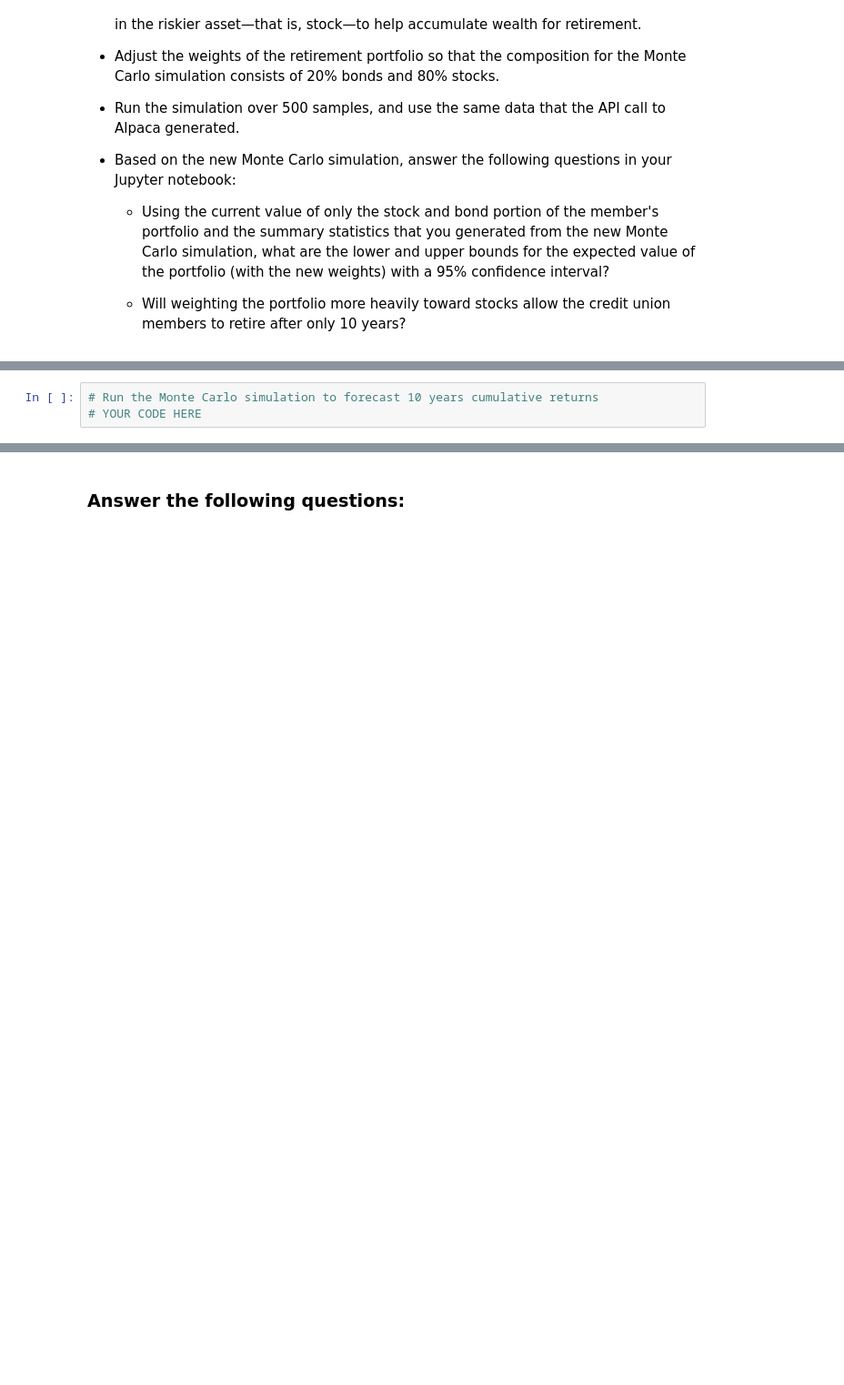
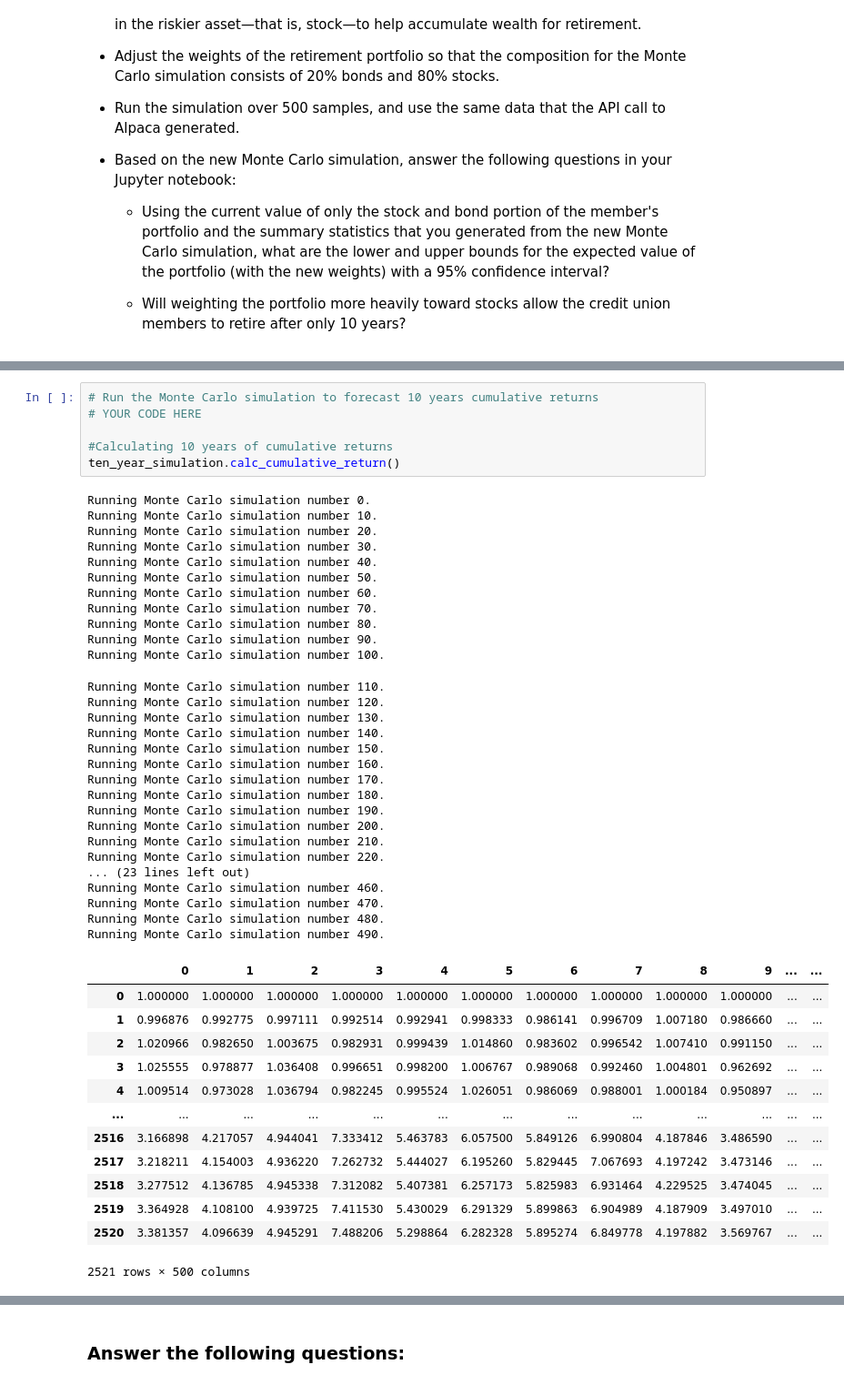
Before and after one commit to ndanialy/Credit_Union_App, a Jupyter notebook: financial_planning_tools.ipynb, the cells around one changed output, grey strips where cells are left out. Shown: that part at 91% size. Saved outputs shown, nothing was run; the diff lists cells and outputs as text; blank space fills up the shorter version.

```diff
--- a/financial_planning_tools.ipynb
+++ b/financial_planning_tools.ipynb
@@ -760,6 +787,51 @@ For this new Monte Carlo simulation, do the following:
 # %%
 # Run the Monte Carlo simulation to forecast 10 years cumulative returns
 # YOUR CODE HERE
+
+#Calculating 10 years of cumulative returns
+ten_year_simulation.calc_cumulative_return()
+# %% [output]
+Running Monte Carlo simulation number 0.
+Running Monte Carlo simulation number 10.
+Running Monte Carlo simulation number 20.
+Running Monte Carlo simulation number 30.
+Running Monte Carlo simulation number 40.
+Running Monte Carlo simulation number 50.
+Running Monte Carlo simulation number 60.
+Running Monte Carlo simulation number 70.
+Running Monte Carlo simulation number 80.
+Running Monte Carlo simulation number 90.
+Running Monte Carlo simulation number 100.
+Running Monte Carlo simulation number 110.
+Running Monte Carlo simulation number 120.
+Running Monte Carlo simulation number 130.
+Running Monte Carlo simulation number 140.
+Running Monte Carlo simulation number 150.
+Running Monte Carlo simulation number 160.
+Running Monte Carlo simulation number 170.
+Running Monte Carlo simulation number 180.
+Running Monte Carlo simulation number 190.
+Running Monte Carlo simulation number 200.
+Running Monte Carlo simulation number 210.
+Running Monte Carlo simulation number 220.
+... (23 lines left out)
+Running Monte Carlo simulation number 460.
+Running Monte Carlo simulation number 470.
+Running Monte Carlo simulation number 480.
+Running Monte Carlo simulation number 490.
+|  | 0 | 1 | 2 | 3 | 4 | 5 | 6 | 7 | 8 | 9 | ... | ... |
+| 0 | 1.000000 | 1.000000 | 1.000000 | 1.000000 | 1.000000 | 1.000000 | 1.000000 | 1.000000 | 1.000000 | 1.000000 | ... | ... |
+| 1 | 0.996876 | 0.992775 | 0.997111 | 0.992514 | 0.992941 | 0.998333 | 0.986141 | 0.996709 | 1.007180 | 0.986660 | ... | ... |
+| 2 | 1.020966 | 0.982650 | 1.003675 | 0.982931 | 0.999439 | 1.014860 | 0.983602 | 0.996542 | 1.007410 | 0.991150 | ... | ... |
+| 3 | 1.025555 | 0.978877 | 1.036408 | 0.996651 | 0.998200 | 1.006767 | 0.989068 | 0.992460 | 1.004801 | 0.962692 | ... | ... |
+| 4 | 1.009514 | 0.973028 | 1.036794 | 0.982245 | 0.995524 | 1.026051 | 0.986069 | 0.988001 | 1.000184 | 0.950897 | ... | ... |
+| ... | ... | ... | ... | ... | ... | ... | ... | ... | ... | ... | ... | ... |
+| 2516 | 3.166898 | 4.217057 | 4.944041 | 7.333412 | 5.463783 | 6.057500 | 5.849126 | 6.990804 | 4.187846 | 3.486590 | ... | ... |
+| 2517 | 3.218211 | 4.154003 | 4.936220 | 7.262732 | 5.444027 | 6.195260 | 5.829445 | 7.067693 | 4.197242 | 3.473146 | ... | ... |
+| 2518 | 3.277512 | 4.136785 | 4.945338 | 7.312082 | 5.407381 | 6.257173 | 5.825983 | 6.931464 | 4.229525 | 3.474045 | ... | ... |
+| 2519 | 3.364928 | 4.108100 | 4.939725 | 7.411530 | 5.430029 | 6.291329 | 5.899863 | 6.904989 | 4.187909 | 3.497010 | ... | ... |
+| 2520 | 3.381357 | 4.096639 | 4.945291 | 7.488206 | 5.298864 | 6.282328 | 5.895274 | 6.849778 | 4.197882 | 3.569767 | ... | ... |
+2521 rows × 500 columns
 # %%
 # Visualize the 10-year Monte Carlo simulation by creating an
 # overlay line plot
```
Also changed, not shown: parts of 4 cells of this notebook.
